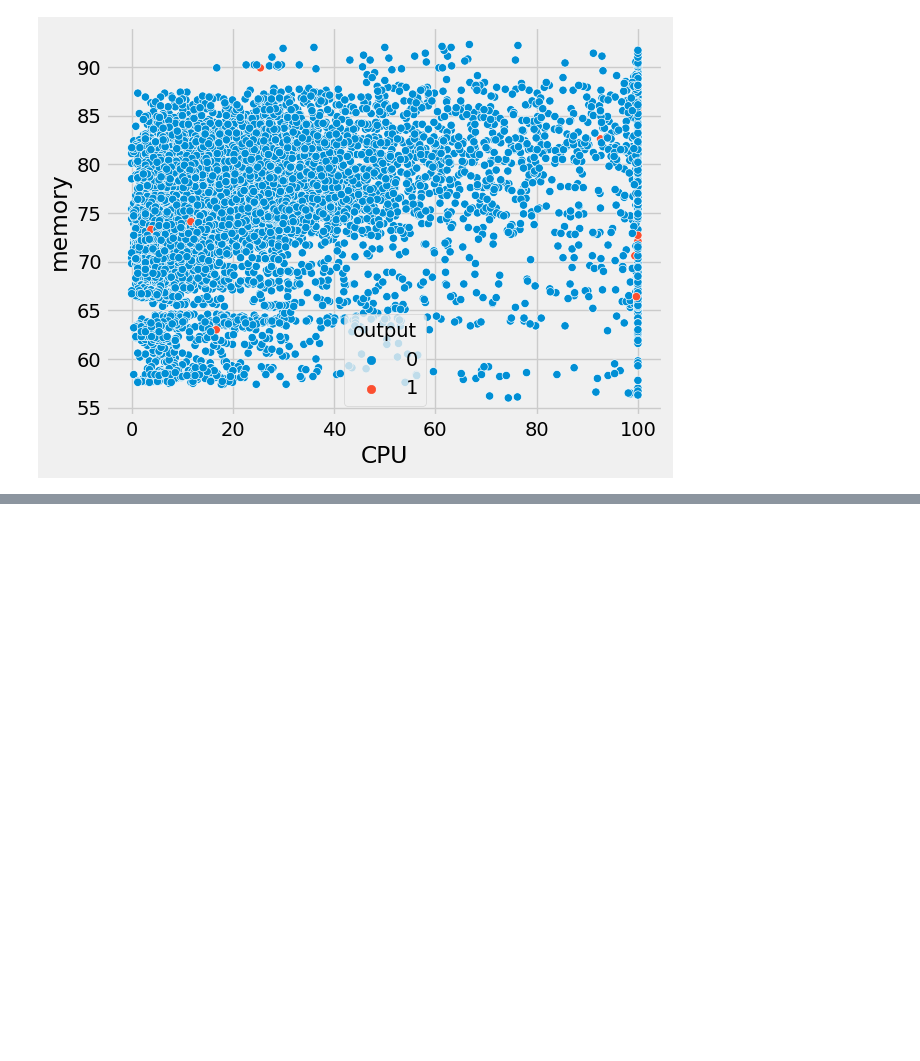
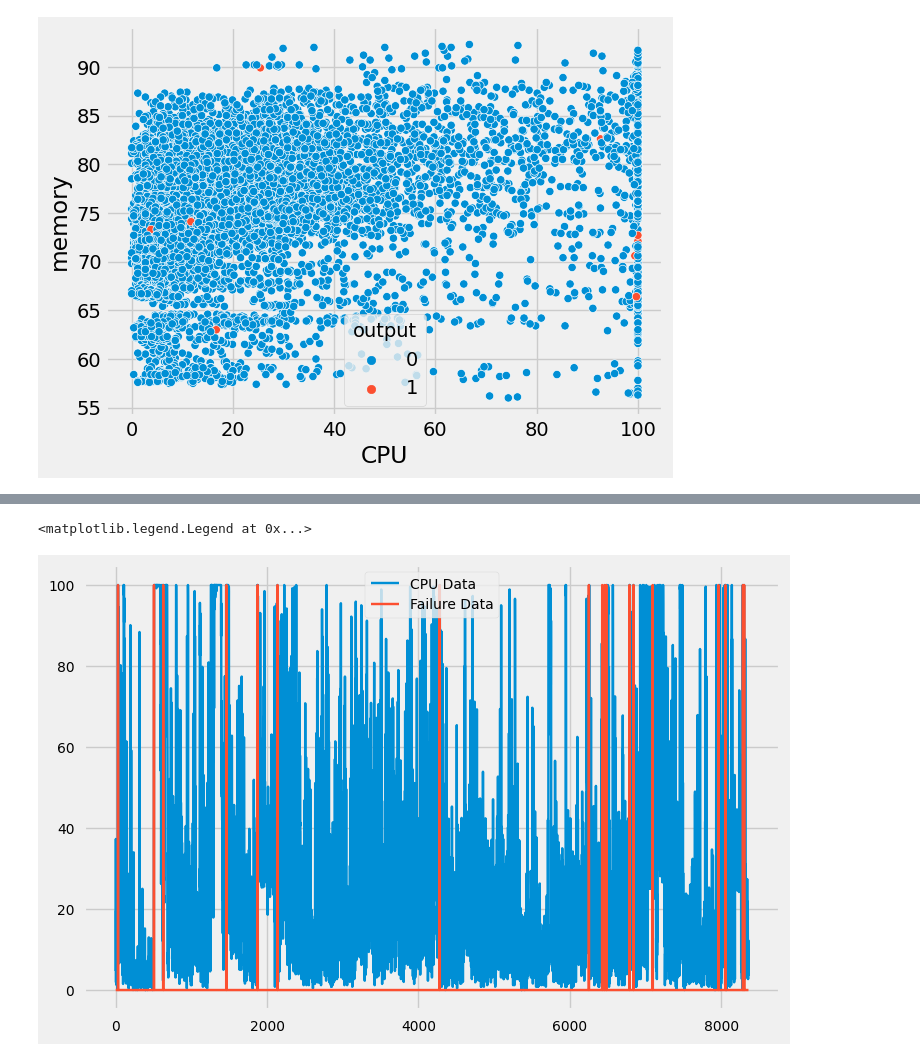
Before and after one commit to narogishin/predictive-analysis-of-my-computer, a Jupyter notebook: main.ipynb, the cells around one changed output, grey strips where cells are left out. Cells and saved outputs as stored; diff of their text form; code cells hidden in the pictures; blank space fills up the shorter version.

```diff
--- a/main.ipynb
+++ b/main.ipynb
@@ -46 +90,10 @@ sns.scatterplot(x = df['CPU'], y = df['memory'], hue=df['output'])
+# %%
+dt = 50
+not_failures = df['output'] == 0
+plt.plot(df['CPU'][not_failures], label = "CPU Data")
+plt.plot(100*df['output'], label = "Failure Data")
+plt.legend()
+# %% [output]
+<matplotlib.legend.Legend at 0x...>
+[figure, added]
 # %%
```
Also changed, not shown: parts of 9 cells of this notebook.
